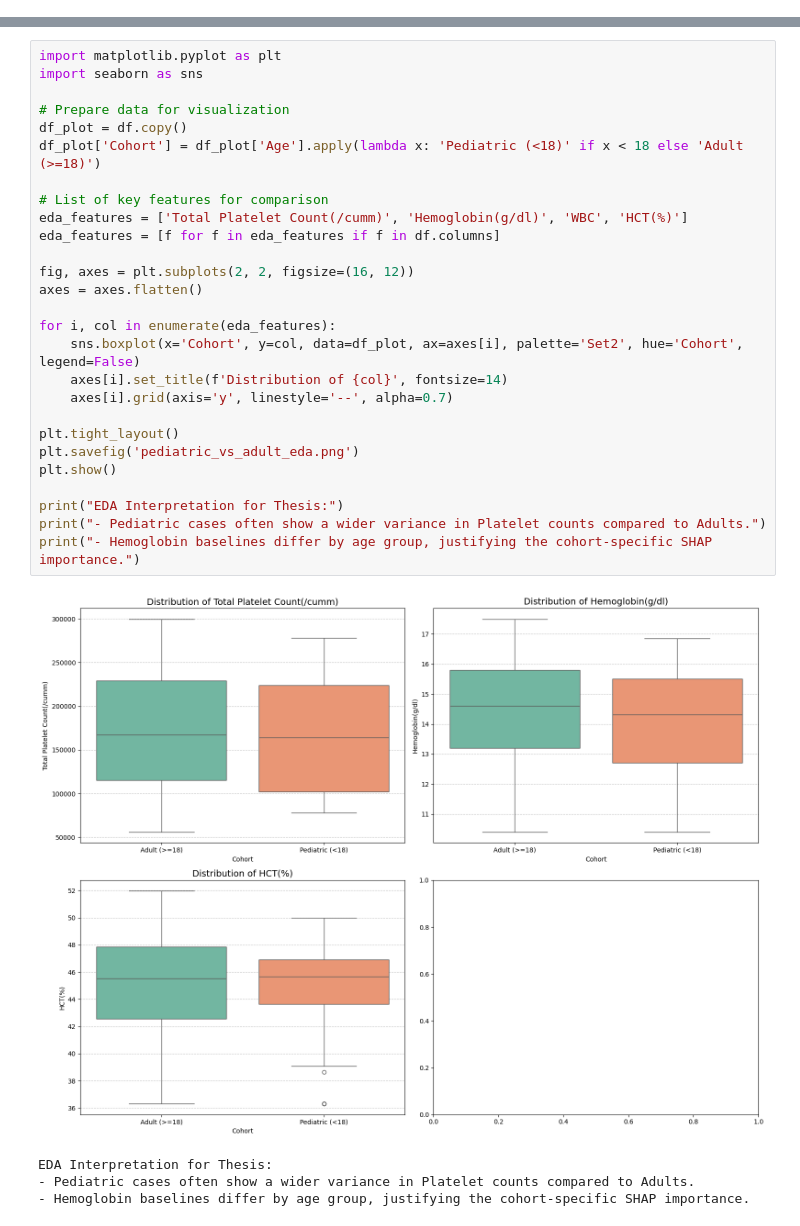
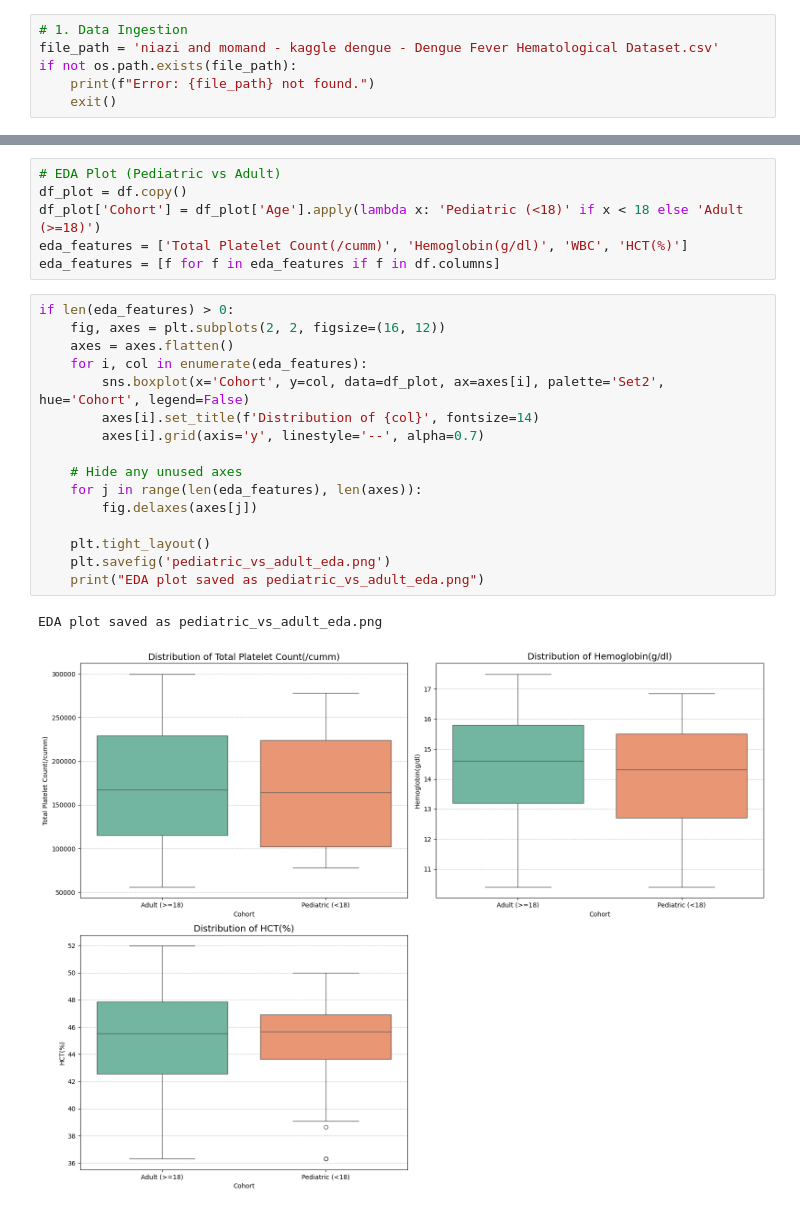
Before and after one commit to Sany655/thesis-implementation, a Jupyter notebook: v1/thesis_final_implementation.ipynb, the cells around one changed output, grey strips where cells are left out. Cells and saved outputs as stored; diff of their text form.

```diff
--- a/v1/thesis_final_implementation.ipynb
+++ b/v1/thesis_final_implementation.ipynb
@@ -58,0 +12,6 @@ Final Shape: (1523, 20)
+# %%
+# 1. Data Ingestion
+file_path = 'niazi and momand - kaggle dengue - Dengue Fever Hematological Dataset.csv'
+if not os.path.exists(file_path):
+    print(f"Error: {file_path} not found.")
+    exit()
@@ -59,32 +38,25 @@ Final Shape: (1523, 20)
+# %%
+# EDA Plot (Pediatric vs Adult)
+df_plot = df.copy()
+df_plot['Cohort'] = df_plot['Age'].apply(lambda x: 'Pediatric (<18)' if x < 18 else 'Adult (>=18)')
+eda_features = ['Total Platelet Count(/cumm)', 'Hemoglobin(g/dl)', 'WBC', 'HCT(%)']
+eda_features = [f for f in eda_features if f in df.columns]
 # %%
-import matplotlib.pyplot as plt
-import seaborn as sns
+if len(eda_features) > 0:
+    fig, axes = plt.subplots(2, 2, figsize=(16, 12))
+    axes = axes.flatten()
+    for i, col in enumerate(eda_features):
+        sns.boxplot(x='Cohort', y=col, data=df_plot, ax=axes[i], palette='Set2', hue='Cohort', legend=False)
+        axes[i].set_title(f'Distribution of {col}', fontsize=14)
+        axes[i].grid(axis='y', linestyle='--', alpha=0.7)
 
-# Prepare data for visualization
-df_plot = df.copy()
-df_plot['Cohort'] = df_plot['Age'].apply(lambda x: 'Pediatric (<18)' if x < 18 else 'Adult (>=18)')
+    # Hide any unused axes
+    for j in range(len(eda_features), len(axes)):
+        fig.delaxes(axes[j])
 
-# List of key features for comparison
-eda_features = ['Total Platelet Count(/cumm)', 'Hemoglobin(g/dl)', 'WBC', 'HCT(%)']
-eda_features = [f for f in eda_features if f in df.columns]
-
-fig, axes = plt.subplots(2, 2, figsize=(16, 12))
-axes = axes.flatten()
-
-for i, col in enumerate(eda_features):
-    sns.boxplot(x='Cohort', y=col, data=df_plot, ax=axes[i], palette='Set2', hue='Cohort', legend=False)
-    axes[i].set_title(f'Distribution of {col}', fontsize=14)
-    axes[i].grid(axis='y', linestyle='--', alpha=0.7)
-
-plt.tight_layout()
-plt.savefig('pediatric_vs_adult_eda.png')
-plt.show()
-
-print("EDA Interpretation for Thesis:")
-print("- Pediatric cases often show a wider variance in Platelet counts compared to Adults.")
-print("- Hemoglobin baselines differ by age group, justifying the cohort-specific SHAP importance.")
+    plt.tight_layout()
+    plt.savefig('pediatric_vs_adult_eda.png')
+    print("EDA plot saved as pediatric_vs_adult_eda.png")
 # %% [output]
+EDA plot saved as pediatric_vs_adult_eda.png
-[figure, old version]
+[figure, new version]
-EDA Interpretation for Thesis:
-- Pediatric cases often show a wider variance in Platelet counts compared to Adults.
-- Hemoglobin baselines differ by age group, justifying the cohort-specific SHAP importance.
```
Also changed, not shown: parts of 30 cells of this notebook, 4 other files.
